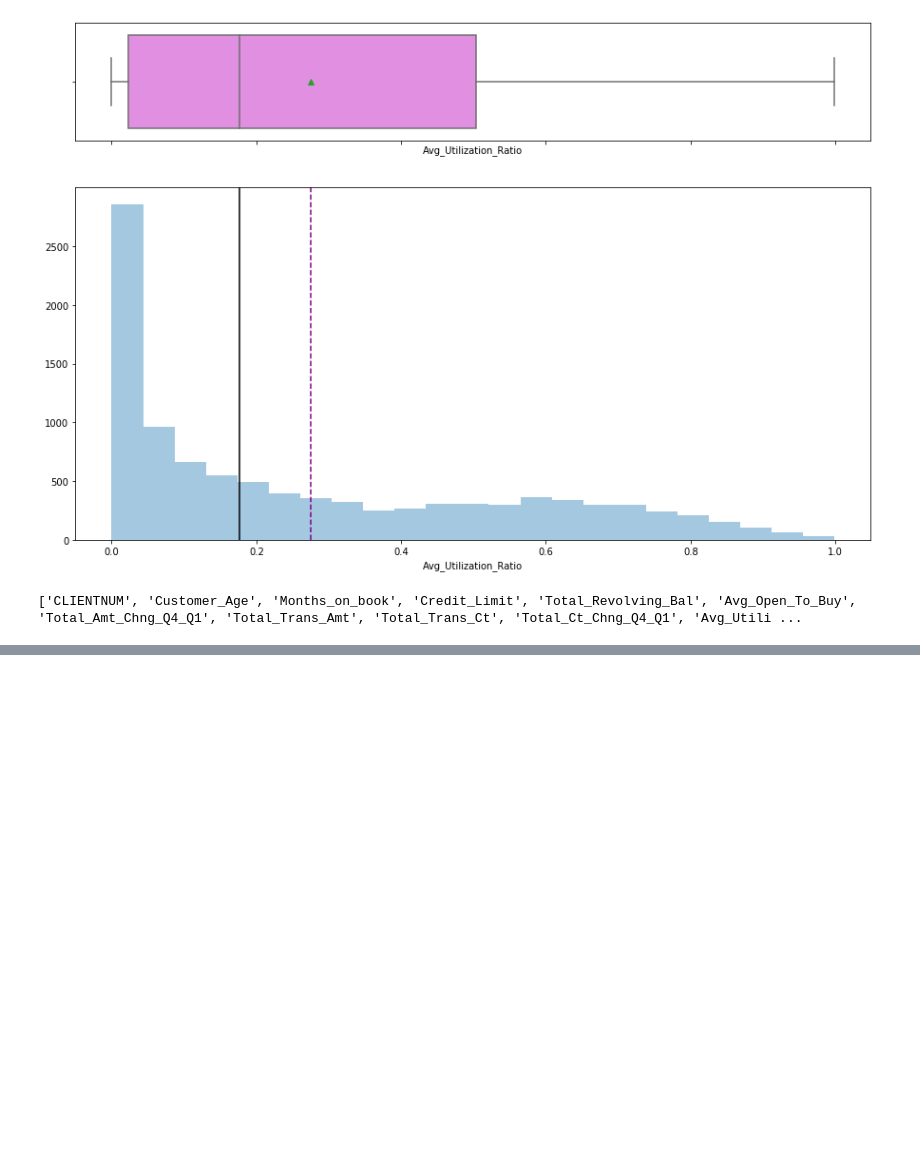
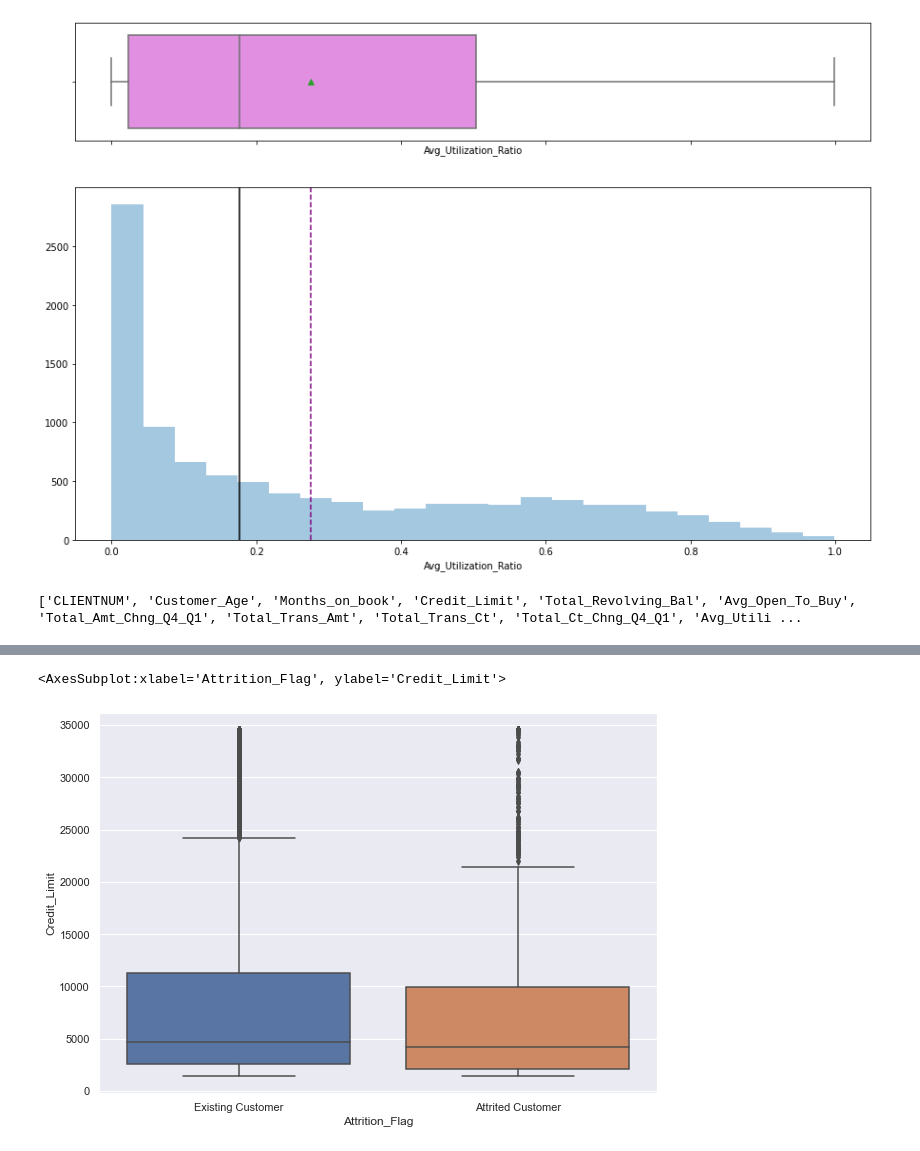
Before and after one commit to KyLarson-Research/BankChurners, a Jupyter notebook: BankChurners.ipynb, the cells around one changed output, grey strips where cells are left out. Drawn from its saved outputs; the diff is of its cells as text; code cells hidden in the pictures; blank space fills up the shorter version.

```diff
--- a/BankChurners.ipynb
+++ b/BankChurners.ipynb
@@ -187,0 +296,7 @@ sns.pairplot(bk_cnr_df[continuous_cols], hue='Attrition_Flag')
+# %%
+# 'Credit_Limit'
+sns.set(rc={"figure.figsize": (10, 7)})
+sns.boxplot(x="Attrition_Flag", y= 'Credit_Limit', data=continuous_df, orient="vertical")
+# %% [output]
+<AxesSubplot:xlabel='Attrition_Flag', ylabel='Credit_Limit'>
+[figure, added]
```
Also changed, not shown: parts of 98 cells of this notebook.
